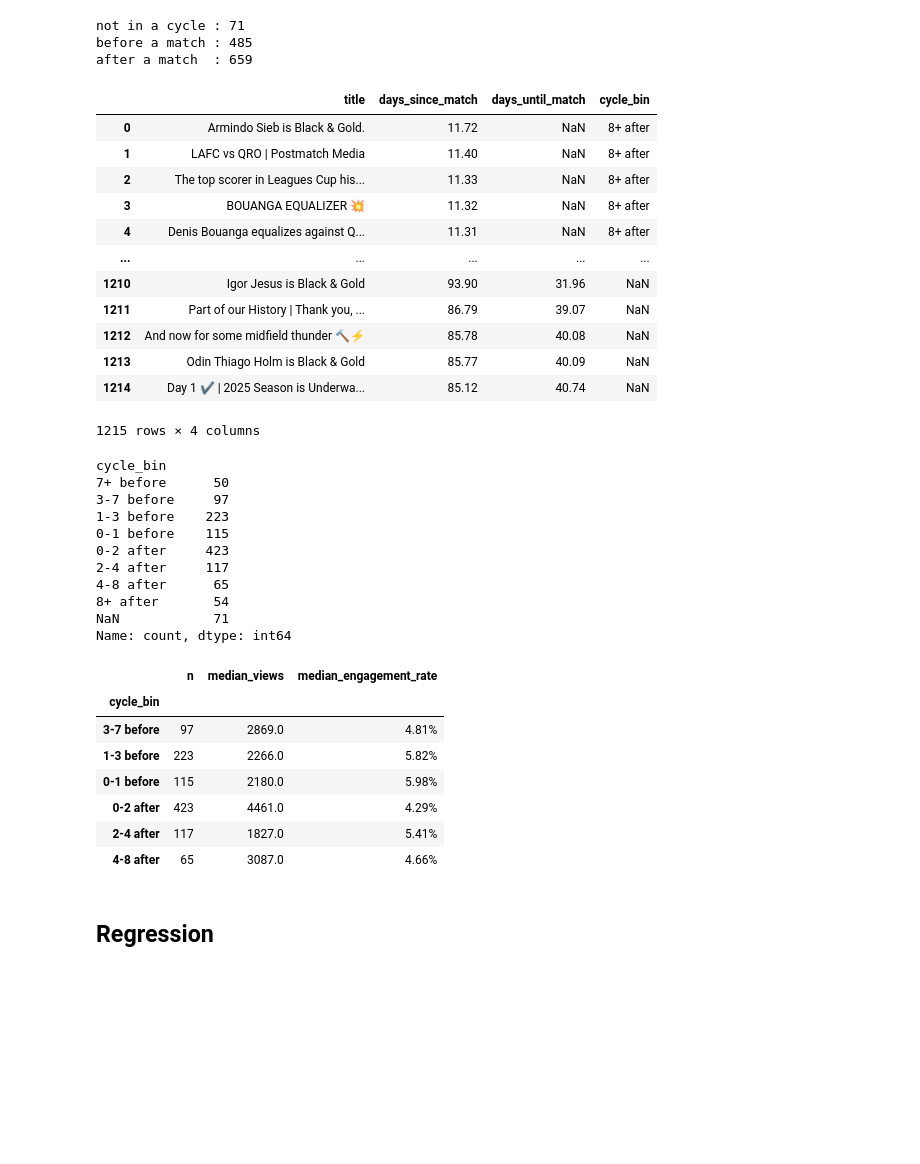
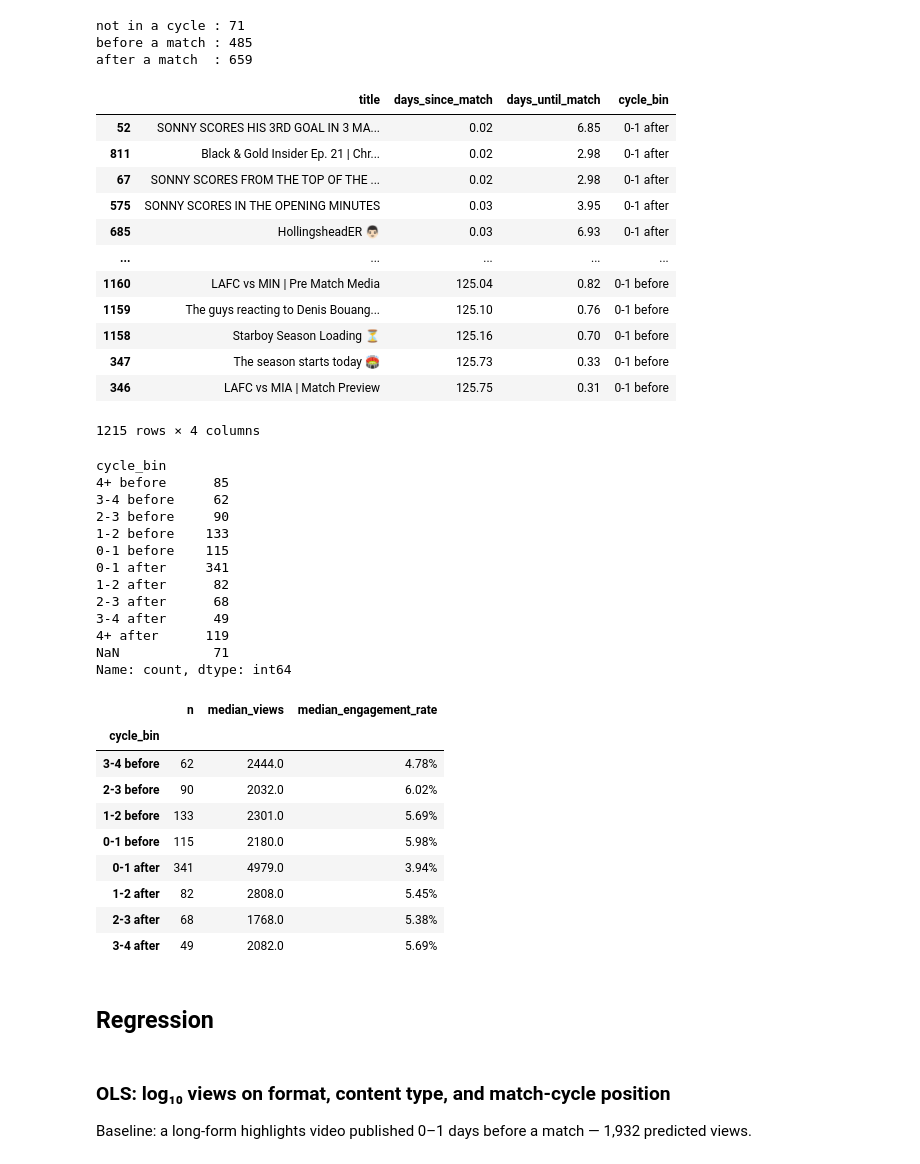
Before and after one commit to great-wave/lafc_content, a Jupyter notebook: notebooks/exploration.ipynb, the cells around one changed output. Saved outputs shown, nothing was run; the diff lists cells and outputs as text; code cells hidden in the pictures; blank space fills up the shorter version.

```diff
--- a/notebooks/exploration.ipynb
+++ b/notebooks/exploration.ipynb
@@ -391,43 +391,45 @@ after a match  : 659
 # %%
 #Binning and adding the bin info back to the df.
 
-CYCLE_EDGES  = [-np.inf, -7, -3, -1, 0, 2, 4, 8, np.inf]
-CYCLE_LABELS = ['7+ before', '3-7 before', '1-3 before', '0-1 before',
-                '0-2 after', '2-4 after', '4-8 after', '8+ after']
+CYCLE_EDGES  = [-np.inf, -4, -3, -2, -1, 0, 1, 2, 3, 4, np.inf]
+CYCLE_LABELS = ['4+ before', '3-4 before', '2-3 before', '1-2 before', '0-1 before',
+                '0-1 after', '1-2 after', '2-3 after', '3-4 after', '4+ after']
 
 df['cycle_bin'] = pd.cut(
     df['days_from_match'],
     bins=CYCLE_EDGES,
     labels=CYCLE_LABELS, right=False
     )
 
-display(df[['title', 'days_since_match', 'days_until_match', 'cycle_bin']])
+display(df[['title', 'days_since_match', 'days_until_match', 'cycle_bin']].sort_values('days_since_match'))
 # %% [output]
 |  | title | days_since_match | days_until_match | cycle_bin |
-| 0 | Armindo Sieb is Black & Gold. | 11.72 | NaN | 8+ after |
-| 1 | LAFC vs QRO | Postmatch Media | 11.40 | NaN | 8+ after |
-| 2 | The top scorer in Leagues Cup his... | 11.33 | NaN | 8+ after |
-| 3 | BOUANGA EQUALIZER 💥 | 11.32 | NaN | 8+ after |
-| 4 | Denis Bouanga equalizes against Q... | 11.31 | NaN | 8+ after |
+| 52 | SONNY SCORES HIS 3RD GOAL IN 3 MA... | 0.02 | 6.85 | 0-1 after |
+| 811 | Black & Gold Insider Ep. 21 | Chr... | 0.02 | 2.98 | 0-1 after |
+| 67 | SONNY SCORES FROM THE TOP OF THE ... | 0.02 | 2.98 | 0-1 after |
+| 575 | SONNY SCORES IN THE OPENING MINUTES | 0.03 | 3.95 | 0-1 after |
+| 685 | HollingsheadER 👨🏻 | 0.03 | 6.93 | 0-1 after |
 | ... | ... | ... | ... | ... |
-| 1210 | Igor Jesus is Black & Gold | 93.90 | 31.96 | NaN |
-| 1211 | Part of our History | Thank you, ... | 86.79 | 39.07 | NaN |
-| 1212 | And now for some midfield thunder 🔨⚡ | 85.78 | 40.08 | NaN |
-| 1213 | Odin Thiago Holm is Black & Gold | 85.77 | 40.09 | NaN |
-| 1214 | Day 1 ✔️ | 2025 Season is Underwa... | 85.12 | 40.74 | NaN |
+| 1160 | LAFC vs MIN | Pre Match Media | 125.04 | 0.82 | 0-1 before |
+| 1159 | The guys reacting to Denis Bouang... | 125.10 | 0.76 | 0-1 before |
+| 1158 | Starboy Season Loading ⏳ | 125.16 | 0.70 | 0-1 before |
+| 347 | The season starts today 🏟️ | 125.73 | 0.33 | 0-1 before |
+| 346 | LAFC vs MIA | Match Preview | 125.75 | 0.31 | 0-1 before |
 1215 rows × 4 columns
 # %%
 print(df['cycle_bin'].value_counts(dropna=False).sort_index())
 # %% [output]
 cycle_bin
-7+ before      50
-3-7 before     97
-1-3 before    223
+4+ before      85
+3-4 before     62
+2-3 before     90
+1-2 before    133
 0-1 before    115
-0-2 after     423
-2-4 after     117
-4-8 after      65
-8+ after       54
+0-1 after     341
+1-2 after      82
+2-3 after      68
+3-4 after      49
+4+ after      119
 NaN            71
 Name: count, dtype: int64
 # %%
@@ -489,13 +495,18 @@ table
 # %% [output]
 |  | n | median_views | median_engagement_rate |
 | cycle_bin |  |  |  |
-| 3-7 before | 97 | 2869.0 | 4.81% |
-| 1-3 before | 223 | 2266.0 | 5.82% |
+| 3-4 before | 62 | 2444.0 | 4.78% |
+| 2-3 before | 90 | 2032.0 | 6.02% |
+| 1-2 before | 133 | 2301.0 | 5.69% |
 | 0-1 before | 115 | 2180.0 | 5.98% |
-| 0-2 after | 423 | 4461.0 | 4.29% |
-| 2-4 after | 117 | 1827.0 | 5.41% |
-| 4-8 after | 65 | 3087.0 | 4.66% |
+| 0-1 after | 341 | 4979.0 | 3.94% |
+| 1-2 after | 82 | 2808.0 | 5.45% |
+| 2-3 after | 68 | 1768.0 | 5.38% |
+| 3-4 after | 49 | 2082.0 | 5.69% |
 # %% [markdown]
-<h2>Regression</h2>
+## Regression
+# %% [markdown]
+### OLS: log₁₀ views on format, content type, and match-cycle position
+Baseline: a long-form highlights video published 0–1 days before a match — 1,932 predicted views.
 # %%
 df['is_short'] = (df['format'] == 'short')
```
Also changed, not shown: parts of 6 cells of this notebook.
